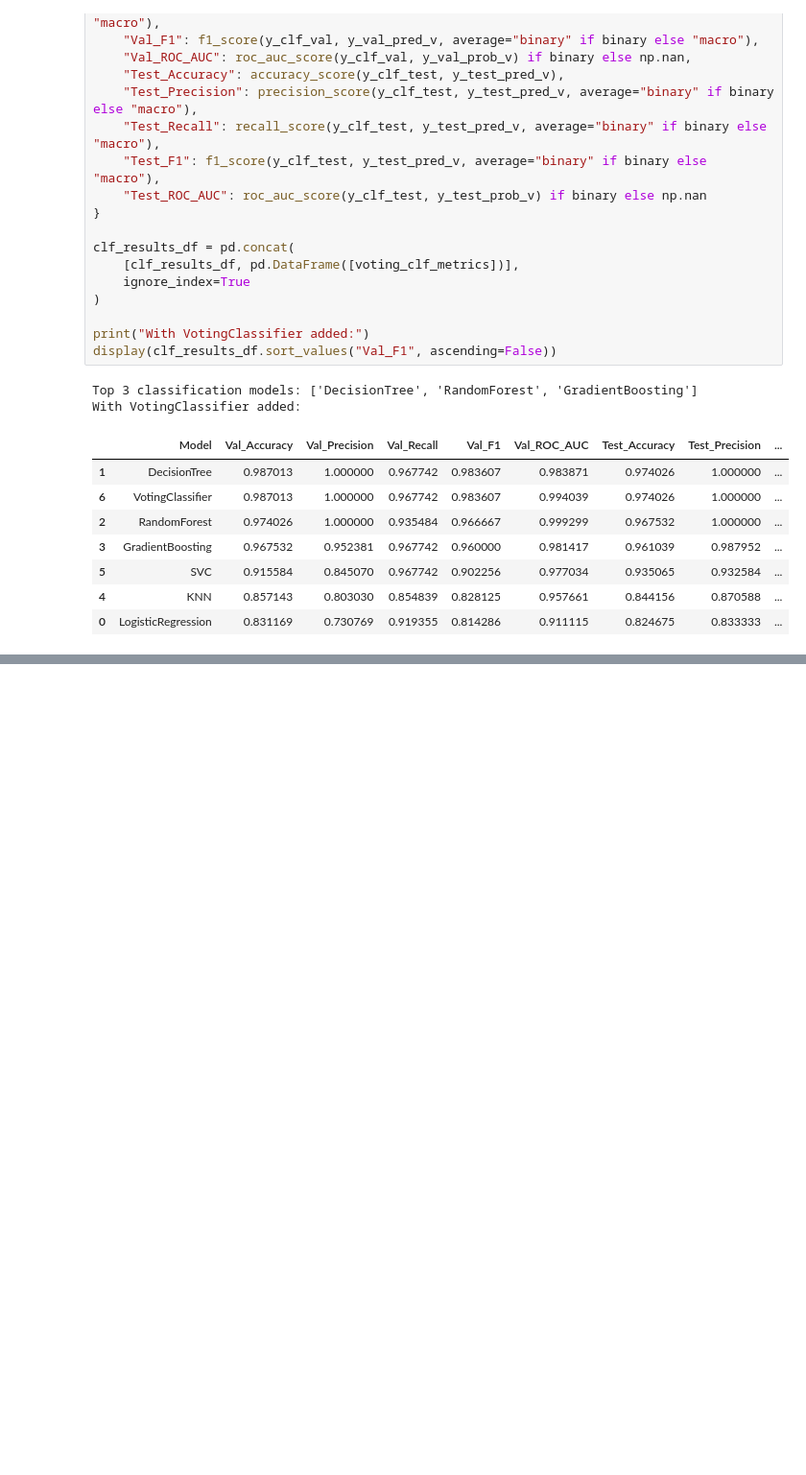
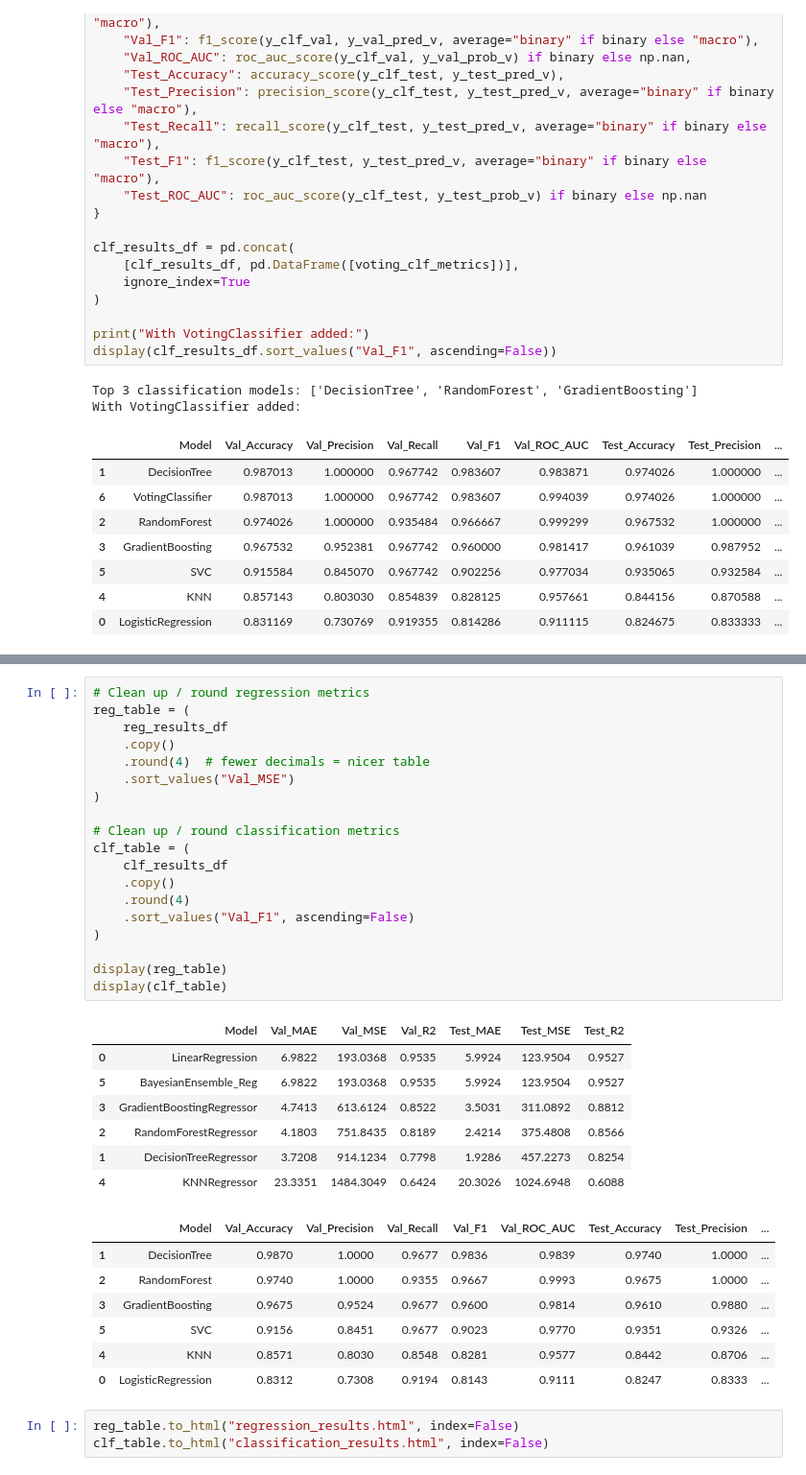
Before and after one commit to LoutsLilly/Final-ITAI-1371, a Jupyter notebook: Machine Learning Final Code.ipynb, the cells around one changed output, grey strips where cells are left out. Shown at 96% size. Drawn from its saved outputs; the diff is of its cells as text; blank space fills up the shorter version.

```diff
--- a/Machine Learning Final Code.ipynb
+++ b/Machine Learning Final Code.ipynb
@@ -547,0 +446,37 @@ Final classification results (including ensembles):
+# %%
+# Clean up / round regression metrics
+reg_table = (
+    reg_results_df
+    .copy()
+    .round(4)  # fewer decimals = nicer table
+    .sort_values("Val_MSE")
+)
+
+# Clean up / round classification metrics
+clf_table = (
+    clf_results_df
+    .copy()
+    .round(4)
+    .sort_values("Val_F1", ascending=False)
+)
+
+display(reg_table)
+display(clf_table)
+# %% [output]
+|  | Model | Val_MAE | Val_MSE | Val_R2 | Test_MAE | Test_MSE | Test_R2 |
+| 0 | LinearRegression | 6.9822 | 193.0368 | 0.9535 | 5.9924 | 123.9504 | 0.9527 |
+| 5 | BayesianEnsemble_Reg | 6.9822 | 193.0368 | 0.9535 | 5.9924 | 123.9504 | 0.9527 |
+| 3 | GradientBoostingRegressor | 4.7413 | 613.6124 | 0.8522 | 3.5031 | 311.0892 | 0.8812 |
+| 2 | RandomForestRegressor | 4.1803 | 751.8435 | 0.8189 | 2.4214 | 375.4808 | 0.8566 |
+| 1 | DecisionTreeRegressor | 3.7208 | 914.1234 | 0.7798 | 1.9286 | 457.2273 | 0.8254 |
+| 4 | KNNRegressor | 23.3351 | 1484.3049 | 0.6424 | 20.3026 | 1024.6948 | 0.6088 |
+|  | Model | Val_Accuracy | Val_Precision | Val_Recall | Val_F1 | Val_ROC_AUC | Test_Accuracy | Test_Precision | ... |
+| 1 | DecisionTree | 0.9870 | 1.0000 | 0.9677 | 0.9836 | 0.9839 | 0.9740 | 1.0000 | ... |
+| 2 | RandomForest | 0.9740 | 1.0000 | 0.9355 | 0.9667 | 0.9993 | 0.9675 | 1.0000 | ... |
+| 3 | GradientBoosting | 0.9675 | 0.9524 | 0.9677 | 0.9600 | 0.9814 | 0.9610 | 0.9880 | ... |
+| 5 | SVC | 0.9156 | 0.8451 | 0.9677 | 0.9023 | 0.9770 | 0.9351 | 0.9326 | ... |
+| 4 | KNN | 0.8571 | 0.8030 | 0.8548 | 0.8281 | 0.9577 | 0.8442 | 0.8706 | ... |
+| 0 | LogisticRegression | 0.8312 | 0.7308 | 0.9194 | 0.8143 | 0.9111 | 0.8247 | 0.8333 | ... |
+# %%
+reg_table.to_html("regression_results.html", index=False)
+clf_table.to_html("classification_results.html", index=False)
```
Also changed, not shown: parts of 8 cells of this notebook, 2 other files.
